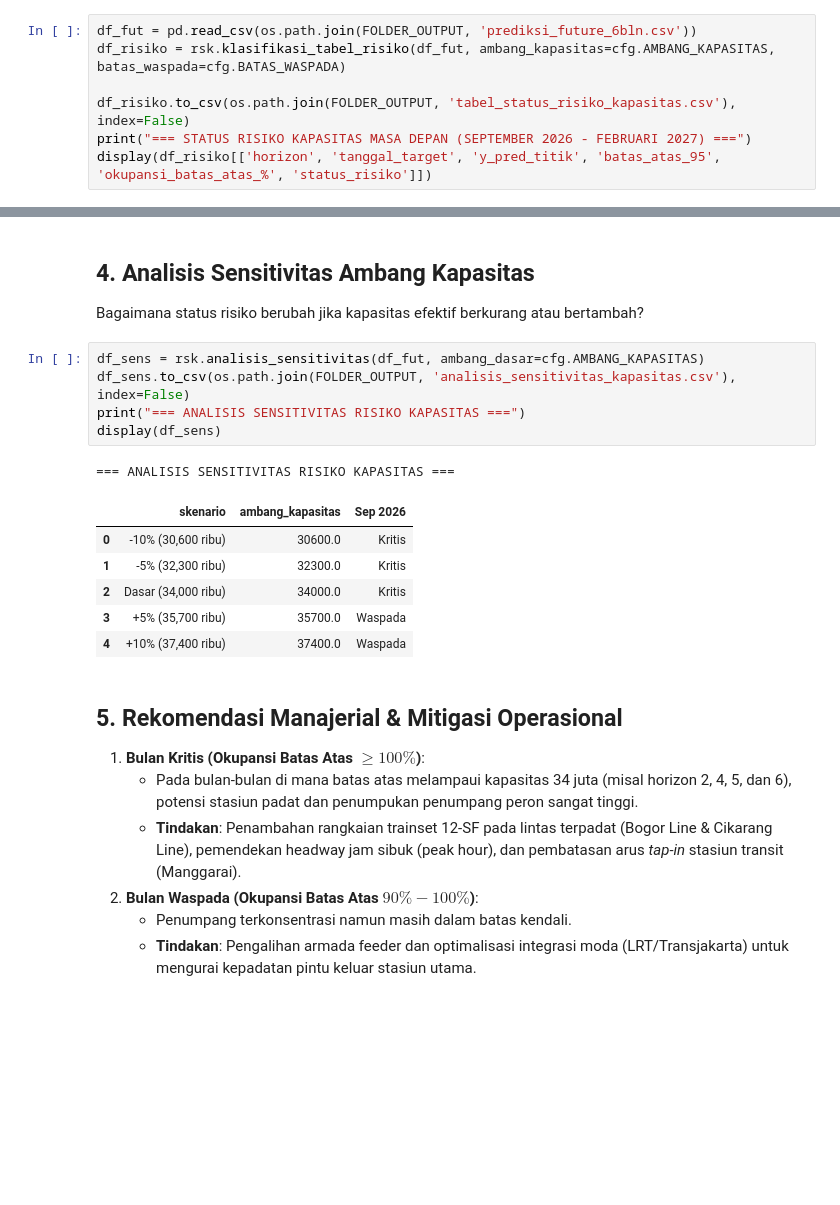
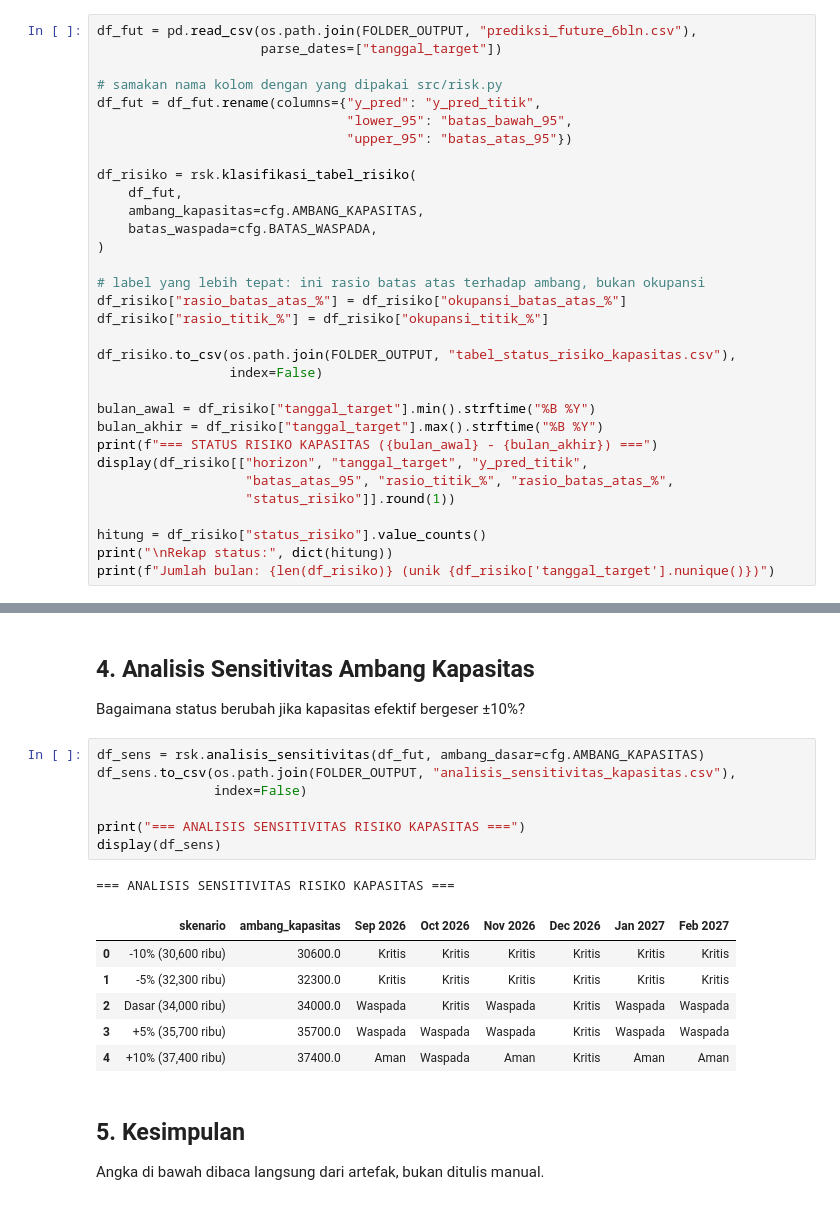
Before and after one commit to LeandroJovan/prediksi-penumpang-krl-jabodetabek, a Jupyter notebook: notebooks/06_evaluasi_risiko.ipynb, the cells around one changed output, grey strips where cells are left out. Drawn from its saved outputs; the diff is of its cells as text; blank space fills up the shorter version.

```diff
--- a/notebooks/06_evaluasi_risiko.ipynb
+++ b/notebooks/06_evaluasi_risiko.ipynb
@@ -99,8 +127,33 @@ Ambang kapasitas KRL ditetapkan sebesar **34.000 ribu orang/bulan** (sekitar 1,1
 # %%
-df_fut = pd.read_csv(os.path.join(FOLDER_OUTPUT, 'prediksi_future_6bln.csv'))
-df_risiko = rsk.klasifikasi_tabel_risiko(df_fut, ambang_kapasitas=cfg.AMBANG_KAPASITAS, batas_waspada=cfg.BATAS_WASPADA)
+df_fut = pd.read_csv(os.path.join(FOLDER_OUTPUT, "prediksi_future_6bln.csv"),
+                     parse_dates=["tanggal_target"])
 
-df_risiko.to_csv(os.path.join(FOLDER_OUTPUT, 'tabel_status_risiko_kapasitas.csv'), index=False)
-print("=== STATUS RISIKO KAPASITAS MASA DEPAN (SEPTEMBER 2026 - FEBRUARI 2027) ===")
-display(df_risiko[['horizon', 'tanggal_target', 'y_pred_titik', 'batas_atas_95', 'okupansi_batas_atas_%', 'status_risiko']])
+# samakan nama kolom dengan yang dipakai src/risk.py
+df_fut = df_fut.rename(columns={"y_pred": "y_pred_titik",
+                                "lower_95": "batas_bawah_95",
+                                "upper_95": "batas_atas_95"})
+
+df_risiko = rsk.klasifikasi_tabel_risiko(
+    df_fut,
+    ambang_kapasitas=cfg.AMBANG_KAPASITAS,
+    batas_waspada=cfg.BATAS_WASPADA,
+)
+
+# label yang lebih tepat: ini rasio batas atas terhadap ambang, bukan okupansi
+df_risiko["rasio_batas_atas_%"] = df_risiko["okupansi_batas_atas_%"]
+df_risiko["rasio_titik_%"] = df_risiko["okupansi_titik_%"]
+
+df_risiko.to_csv(os.path.join(FOLDER_OUTPUT, "tabel_status_risiko_kapasitas.csv"),
+                 index=False)
+
+bulan_awal = df_risiko["tanggal_target"].min().strftime("%B %Y")
+bulan_akhir = df_risiko["tanggal_target"].max().strftime("%B %Y")
+print(f"=== STATUS RISIKO KAPASITAS ({bulan_awal} - {bulan_akhir}) ===")
+display(df_risiko[["horizon", "tanggal_target", "y_pred_titik",
+                   "batas_atas_95", "rasio_titik_%", "rasio_batas_atas_%",
+                   "status_risiko"]].round(1))
+
+hitung = df_risiko["status_risiko"].value_counts()
+print("\nRekap status:", dict(hitung))
+print(f"Jumlah bulan: {len(df_risiko)} (unik {df_risiko['tanggal_target'].nunique()})")
 # %% [output]
@@ -145,25 +219,23 @@ plt.show()
 # %% [markdown]
 ## 4. Analisis Sensitivitas Ambang Kapasitas
-Bagaimana status risiko berubah jika kapasitas efektif berkurang atau bertambah?
+
+Bagaimana status berubah jika kapasitas efektif bergeser ±10%?
 # %%
 df_sens = rsk.analisis_sensitivitas(df_fut, ambang_dasar=cfg.AMBANG_KAPASITAS)
-df_sens.to_csv(os.path.join(FOLDER_OUTPUT, 'analisis_sensitivitas_kapasitas.csv'), index=False)
+df_sens.to_csv(os.path.join(FOLDER_OUTPUT, "analisis_sensitivitas_kapasitas.csv"),
+               index=False)
+
 print("=== ANALISIS SENSITIVITAS RISIKO KAPASITAS ===")
 display(df_sens)
 # %% [output]
 === ANALISIS SENSITIVITAS RISIKO KAPASITAS ===
-|  | skenario | ambang_kapasitas | Sep 2026 |
-| 0 | -10% (30,600 ribu) | 30600.0 | Kritis |
-| 1 | -5% (32,300 ribu) | 32300.0 | Kritis |
-| 2 | Dasar (34,000 ribu) | 34000.0 | Kritis |
-| 3 | +5% (35,700 ribu) | 35700.0 | Waspada |
-| 4 | +10% (37,400 ribu) | 37400.0 | Waspada |
+|  | skenario | ambang_kapasitas | Sep 2026 | Oct 2026 | Nov 2026 | Dec 2026 | Jan 2027 | Feb 2027 |
+| 0 | -10% (30,600 ribu) | 30600.0 | Kritis | Kritis | Kritis | Kritis | Kritis | Kritis |
+| 1 | -5% (32,300 ribu) | 32300.0 | Kritis | Kritis | Kritis | Kritis | Kritis | Kritis |
+| 2 | Dasar (34,000 ribu) | 34000.0 | Waspada | Kritis | Waspada | Kritis | Waspada | Waspada |
+| 3 | +5% (35,700 ribu) | 35700.0 | Waspada | Waspada | Waspada | Kritis | Waspada | Waspada |
+| 4 | +10% (37,400 ribu) | 37400.0 | Aman | Waspada | Aman | Kritis | Aman | Aman |
-# %% [markdown]
-## 5. Rekomendasi Manajerial & Mitigasi Operasional
-
-1. **Bulan Kritis (Okupansi Batas Atas $\ge 100\%$)**:
-   - Pada bulan-bulan di mana batas atas melampaui kapasitas 34 juta (misal horizon 2, 4, 5, dan 6), potensi stasiun padat dan penumpukan penumpang peron sangat tinggi.
-   - **Tindakan**: Penambahan rangkaian trainset 12-SF pada lintas terpadat (Bogor Line & Cikarang Line), pemendekan headway jam sibuk (peak hour), dan pembatasan arus *tap-in* stasiun transit (Manggarai).
-2. **Bulan Waspada (Okupansi Batas Atas $90\% - 100\%$)**:
-   - Penumpang terkonsentrasi namun masih dalam batas kendali.
-   - **Tindakan**: Pengalihan armada feeder dan optimalisasi integrasi moda (LRT/Transjakarta) untuk mengurai kepadatan pintu keluar stasiun utama.
+# %% [markdown]
+## 5. Kesimpulan
+
+Angka di bawah dibaca langsung dari artefak, bukan ditulis manual.
```
Also changed, not shown: parts of 13 cells of this notebook, 5 other files.
